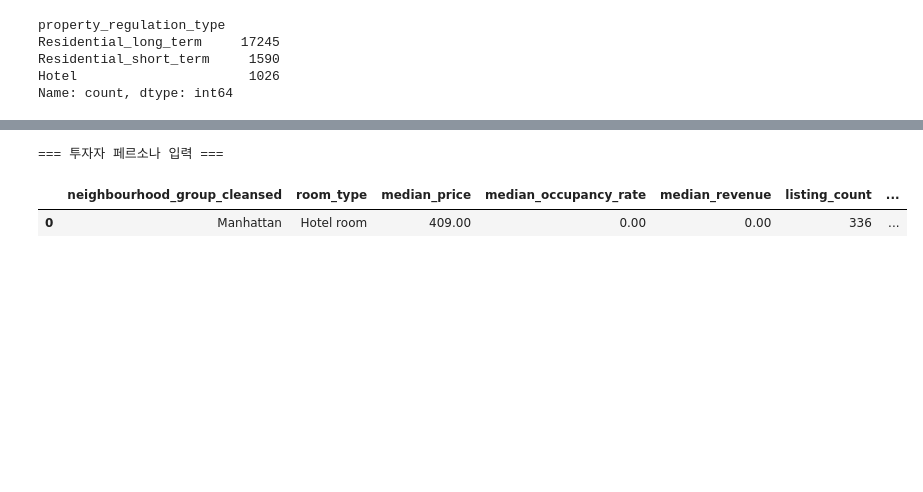
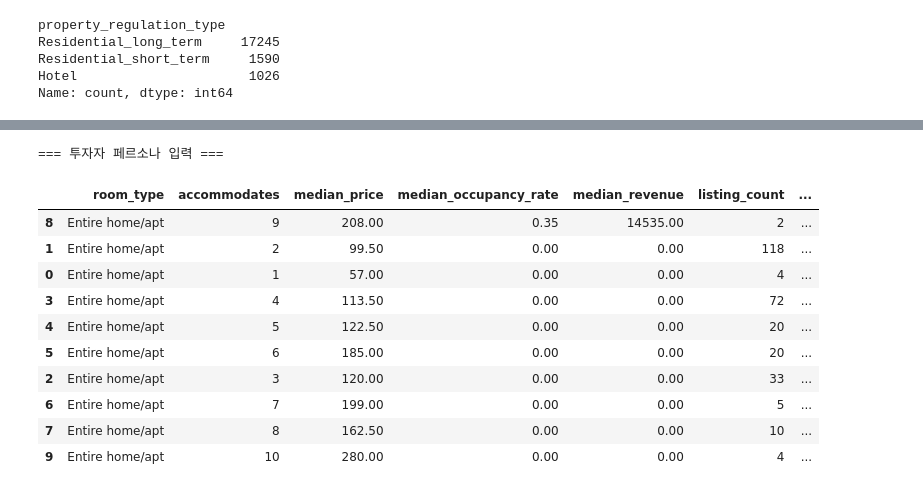
Before and after one commit to motimit/second_project, a Jupyter notebook: Chanhui_EDA/final_preproceed.ipynb, the cells around one changed output, grey strips where cells are left out. Cells and saved outputs as stored; diff of their text form; code cells hidden in the pictures; blank space fills up the shorter version.

```diff
--- a/Chanhui_EDA/final_preproceed.ipynb
+++ b/Chanhui_EDA/final_preproceed.ipynb
@@ -204,8 +215,6 @@ def recommend_investor(df, persona, initial_investment, top_n=5):
     # 1. 조건 필터링
     filtered = df[
         (df['property_regulation_type'] == persona['property_regulation_type']) &
-        (df['room_type'] == persona['room_type']) &
-        (df['accommodates'] >= persona['accommodates_min']) &
         (df['neighbourhood_group_cleansed'] == persona['neighbourhood_group_cleansed'])
     ]
     if filtered.empty:
@@ -213,11 +222,11 @@ def recommend_investor(df, persona, initial_investment, top_n=5):
         return pd.DataFrame()
 
     # 2. 세그먼트 후보 컬럼
-    segment_cols = ['number_of_reviews', 'number_of_reviews_ltm', 'number_of_reviews_l30d',
-                    'number_of_reviews_ly', 'log_reviews', 'recent_activity']
+    segment_cols = ['number_of_reviews', 'number_of_reviews_ly', 'number_of_reviews_ltm', 'log_reviews',
+                    'recent_activity']
 
     # 3. 세그먼트별 성과 지표 계산
-    segment_summary = filtered.groupby(['neighbourhood_group_cleansed', 'room_type']).agg(
+    segment_summary = filtered.groupby(['room_type', 'accommodates']).agg(
         median_price=('price', 'median'),
         median_occupancy_rate=('occupancy_rate', 'median'),
         median_revenue=('estimated_revenue_l365d', 'median'),
@@ -252,28 +261,37 @@ def recommend_investor(df, persona, initial_investment, top_n=5):
 # %%
 # 사용자 입력으로 persona 만들기
 def create_persona():
     print("=== 투자자 페르소나 입력 ===")
     property_regulation_type = input("운영 형태 입력 (Residential_short_term/Residential_long_term/Hotel): ")
     room_type = input("숙소 타입 입력 (Entire home/apt, Private room, Hotel room 등): ")
     accommodates_min = int(input("최소 수용 인원 입력: "))
     neighbourhood_group_cleansed = input("동네 입력 (Manhattan, Brooklyn, Queens, Bronx, Staten Island): ")
 
     # 딕셔너리로 저장
     persona = {
         'property_regulation_type': property_regulation_type,
         'room_type': room_type,
         'accommodates_min': accommodates_min,
         'neighbourhood_group_cleansed': neighbourhood_group_cleansed
     }
 
     return persona
 
 # 사용 예시
 persona = create_persona()
 initial_investment = int(input("초기 투자금 입력: "))
 
-recommend_investor(df, persona, initial_investment, top_n=5)
+recommend_investor(df, persona, initial_investment, top_n=10)
 # %% [output]
 === 투자자 페르소나 입력 ===
-|  | neighbourhood_group_cleansed | room_type | median_price | median_occupancy_rate | median_revenue | listing_count | ... |
-| 0 | Manhattan | Hotel room | 409.00 | 0.00 | 0.00 | 336 | ... |
+|  | room_type | accommodates | median_price | median_occupancy_rate | median_revenue | listing_count | ... |
+| 8 | Entire home/apt | 9 | 208.00 | 0.35 | 14535.00 | 2 | ... |
+| 1 | Entire home/apt | 2 | 99.50 | 0.00 | 0.00 | 118 | ... |
+| 0 | Entire home/apt | 1 | 57.00 | 0.00 | 0.00 | 4 | ... |
+| 3 | Entire home/apt | 4 | 113.50 | 0.00 | 0.00 | 72 | ... |
+| 4 | Entire home/apt | 5 | 122.50 | 0.00 | 0.00 | 20 | ... |
+| 5 | Entire home/apt | 6 | 185.00 | 0.00 | 0.00 | 20 | ... |
+| 2 | Entire home/apt | 3 | 120.00 | 0.00 | 0.00 | 33 | ... |
+| 6 | Entire home/apt | 7 | 199.00 | 0.00 | 0.00 | 5 | ... |
+| 7 | Entire home/apt | 8 | 162.50 | 0.00 | 0.00 | 10 | ... |
+| 9 | Entire home/apt | 10 | 280.00 | 0.00 | 0.00 | 4 | ... |
```
Also changed, not shown: parts of 2 cells of this notebook, 2 other files.
